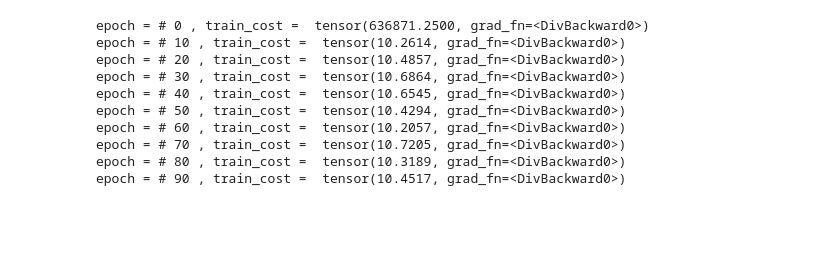
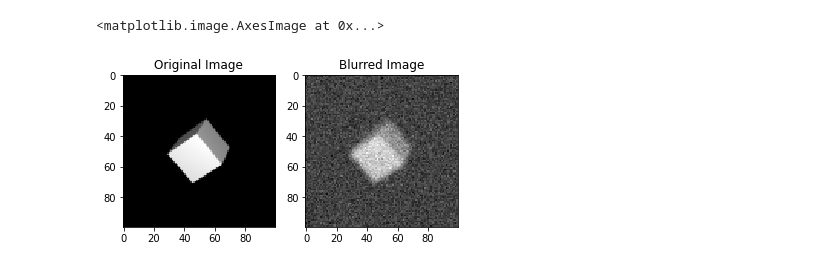
Before and after one commit to ib-nosirov/CSCI499F21_src, a Jupyter notebook: UnrolledNeuralNetworks.ipynb, the cells around one changed output. Saved outputs shown, nothing was run; the diff lists cells and outputs as text; code cells hidden in the pictures; blank space fills up the shorter version.

```diff
--- a/UnrolledNeuralNetworks.ipynb
+++ b/UnrolledNeuralNetworks.ipynb
@@ -18 +25,16 @@ FileNotFoundError: ignored
+# %%
+test_img = scipy.io.loadmat('drive/MyDrive/CSCI499F21/test.mat')['im']
+weights = torch.ones(5,5) / 9
+kernel = weights.view(1, 1, 5, 5)
+og_img = torch.zeros(1, 1, 100, 100)
+og_img[0, 0] = torch.from_numpy(test_img)
+blurred_img = F.conv2d(og_img, kernel, padding=2) + torch.randn(100, 100) * 0.3
+fig, (ax1, ax2) = plt.subplots(1, 2)
+ax1.set_title("Original Image")
+ax1.imshow(og_img[0, 0], interpolation='nearest', cmap='gray')
+ax2.set_title("Blurred Image")
+ax2.imshow(blurred_img[0, 0], interpolation='nearest', cmap='gray')
+# %% [output]
+<matplotlib.image.AxesImage at 0x...>
+[figure, added]
 # %%
@@ -165,28 +252,0 @@ class Trainer(nn.Module):
-# %%
-#A_contents = scipy.io.loadmat('A.mat')
-#A = torch.from_numpy(A_contents['A']).float()
-A = torch.randn(10, 5)
-n_features = A.shape[0]
-n_measurements = A.shape[1]
-n_samples = 1000
-max_epochs = 100
-batch_size = 10
-
-A = torch.randn(n_measurements, n_features)
-x_train = torch.randn(n_samples, n_features)
-y_train = A.matmul(x_train.permute(1,0)).permute(1,0)
-
-data_train = TensorDataset(x_train, y_train)
-trainerClass = Trainer(data_train, A, max_epochs, batch_size)
-trainerClass.train()
-# %% [output]
-epoch = # 0 , train_cost =  tensor(636871.2500, grad_fn=<DivBackward0>)
-epoch = # 10 , train_cost =  tensor(10.2614, grad_fn=<DivBackward0>)
-epoch = # 20 , train_cost =  tensor(10.4857, grad_fn=<DivBackward0>)
-epoch = # 30 , train_cost =  tensor(10.6864, grad_fn=<DivBackward0>)
-epoch = # 40 , train_cost =  tensor(10.6545, grad_fn=<DivBackward0>)
-epoch = # 50 , train_cost =  tensor(10.4294, grad_fn=<DivBackward0>)
-epoch = # 60 , train_cost =  tensor(10.2057, grad_fn=<DivBackward0>)
-epoch = # 70 , train_cost =  tensor(10.7205, grad_fn=<DivBackward0>)
-epoch = # 80 , train_cost =  tensor(10.3189, grad_fn=<DivBackward0>)
-epoch = # 90 , train_cost =  tensor(10.4517, grad_fn=<DivBackward0>)
```
Also changed, not shown: parts of 12 cells of this notebook.
